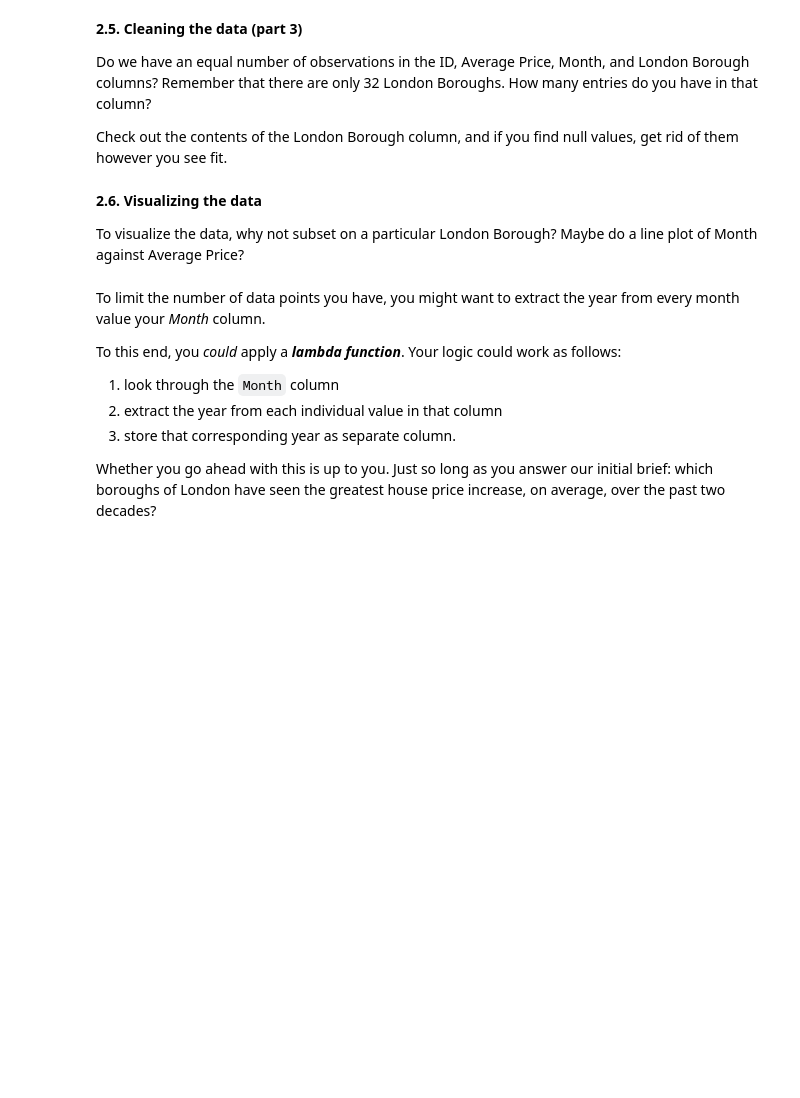
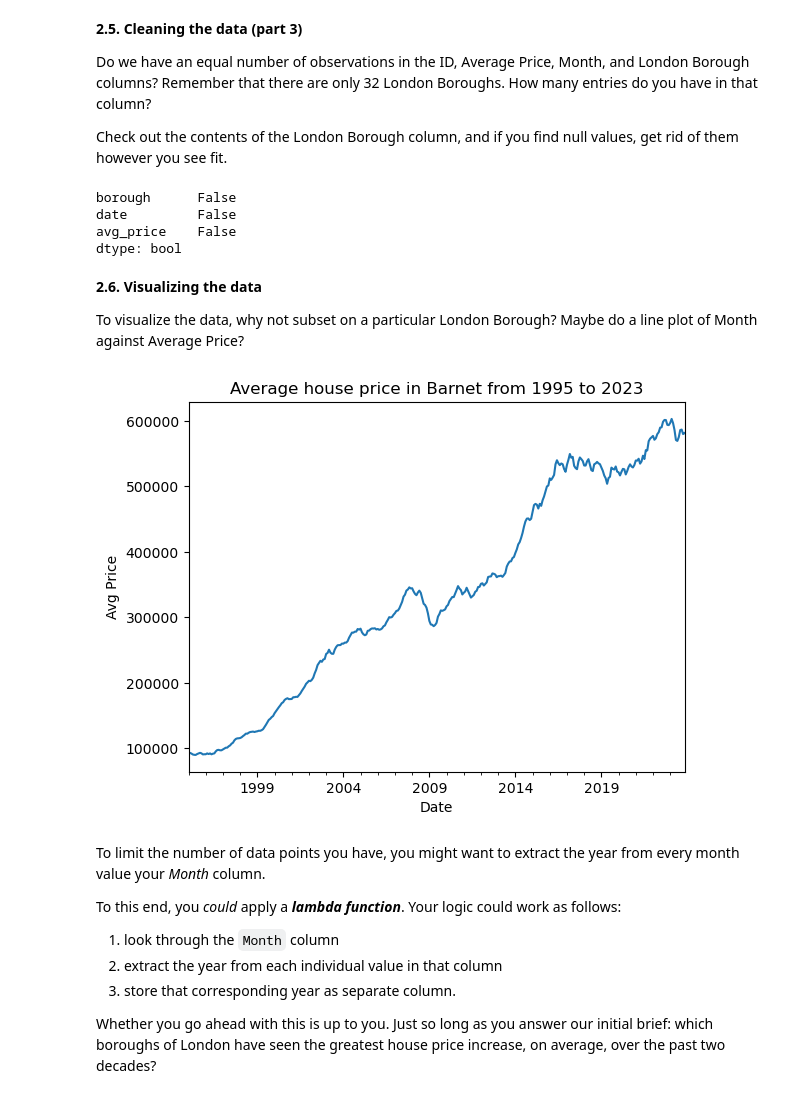
Before and after one commit to airenare/Springboard, a Jupyter notebook: Unit 4 Challenge - Tier 3/Unit 4 Challenge - Tier 3.ipynb, the cells around one changed output. Saved outputs shown, nothing was run; the diff lists cells and outputs as text; code cells hidden in the pictures; blank space fills up the shorter version.

```diff
--- a/Unit 4 Challenge - Tier 3/Unit 4 Challenge - Tier 3.ipynb
+++ b/Unit 4 Challenge - Tier 3/Unit 4 Challenge - Tier 3.ipynb
@@ -108,3 +117,8 @@ Think about your pandas functions for checking out a dataframe.
 You might find you need to transpose your dataframe, check out what its row indexes are, and reset the index. You  also might find you need to assign the values of the first row to your column headings  . (Hint: recall the .columns feature of DataFrames, as well as the iloc[] method).
 
 Don't be afraid to use StackOverflow for help  with this.
+# %%
+# Transposing table so that Boroughs are rows.
+properties_tran = properties.transpose()
+
+properties_tran.head()
@@ -118,3 +166,8 @@ You might we have to **rename** a couple columns. How do you do this? The clue's
 Remember what Wes McKinney said about tidy data?
 
 You might need to **melt** your DataFrame here.
+# %%
+# Melting the table into tall format
+boroughs_price = boroughs.melt(id_vars=['borough'], value_vars=properties_ind.columns, var_name="date", value_name="avg_price")
+
+boroughs_price.head()
@@ -121,2 +181,12 @@ You might need to **melt** your DataFrame here.
 # %% [markdown]
 Remember to make sure your column data types are all correct. Average prices, for example, should be floating point numbers...
+# %%
+# Checking data types
+boroughs_price.dtypes
+
+# Changing dtype of 'avg_price'
+boroughs_price['avg_price'] = boroughs_price['avg_price'].astype('float')
+boroughs_price['borough'] = boroughs_price['borough'].astype('string')
+
+# Checking data types
+boroughs_price.dtypes
@@ -126,10 +201,42 @@ Remember to make sure your column data types are all correct. Average prices, fo
 Do we have an equal number of observations in the ID, Average Price, Month, and London Borough columns? Remember that there are only 32 London Boroughs. How many entries do you have in that column?
 
 Check out the contents of the London Borough column, and if you find null values, get rid of them however you see fit.
+# %%
+# Checking if there are any missing values
+boroughs_price.isna().any()
+# %% [output]
+borough      False
+date         False
+avg_price    False
+dtype: bool
 # %% [markdown]
 **2.6. Visualizing the data**
 
 To visualize the data, why not subset on a particular London Borough? Maybe do a line plot of Month against Average Price?
+# %%
+# Importing libraries
+import matplotlib
+from matplotlib import pyplot as plt
+
+# Disabling scientific notation globally
+matplotlib.rcParams["axes.formatter.limits"] = (-99, 99)
+
+# Subset df for 'Barnet' borough
+barnet_price = boroughs_price.query("borough == 'Barnet'")
+
+barnet_price.plot(x='date',
+                  y='avg_price',
+                  title=f'Average house price in Barnet from \
+{barnet_price["date"].min().year} to {barnet_price["date"].max().year}')
+
+plt.legend().remove()
+
+plt.xlabel("Date")
+plt.ylabel("Avg Price")
+
+plt.show()
+# %% [output]
+[figure, added]
 # %% [markdown]
 To limit the number of data points you have, you might want to extract the year from every month value your *Month* column.
 
```
Also changed, not shown: parts of 11 cells of this notebook.
